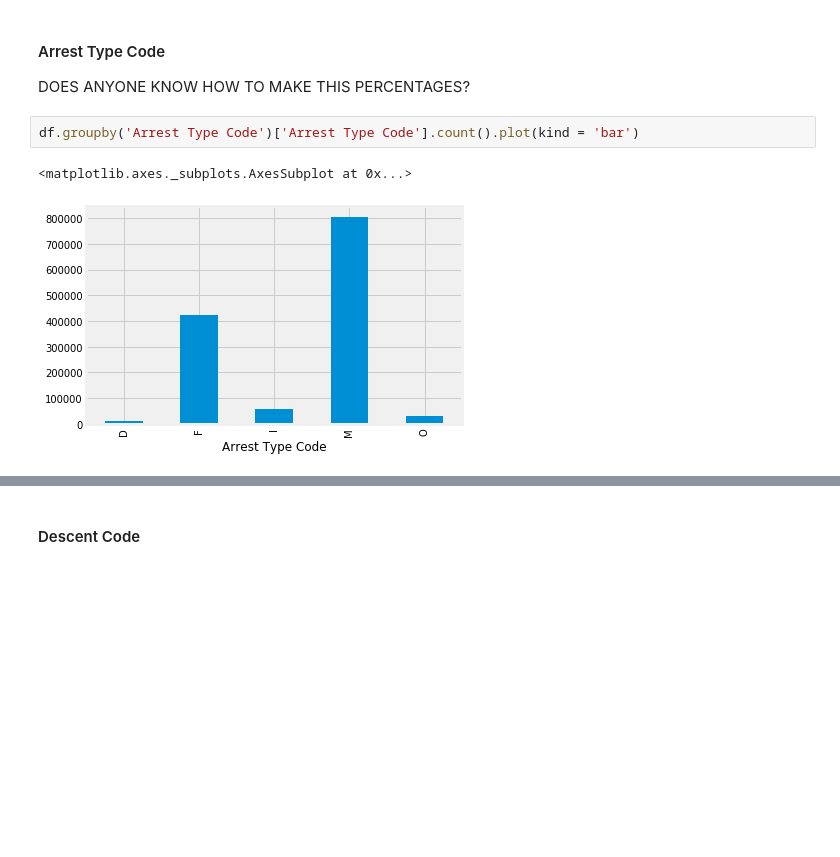
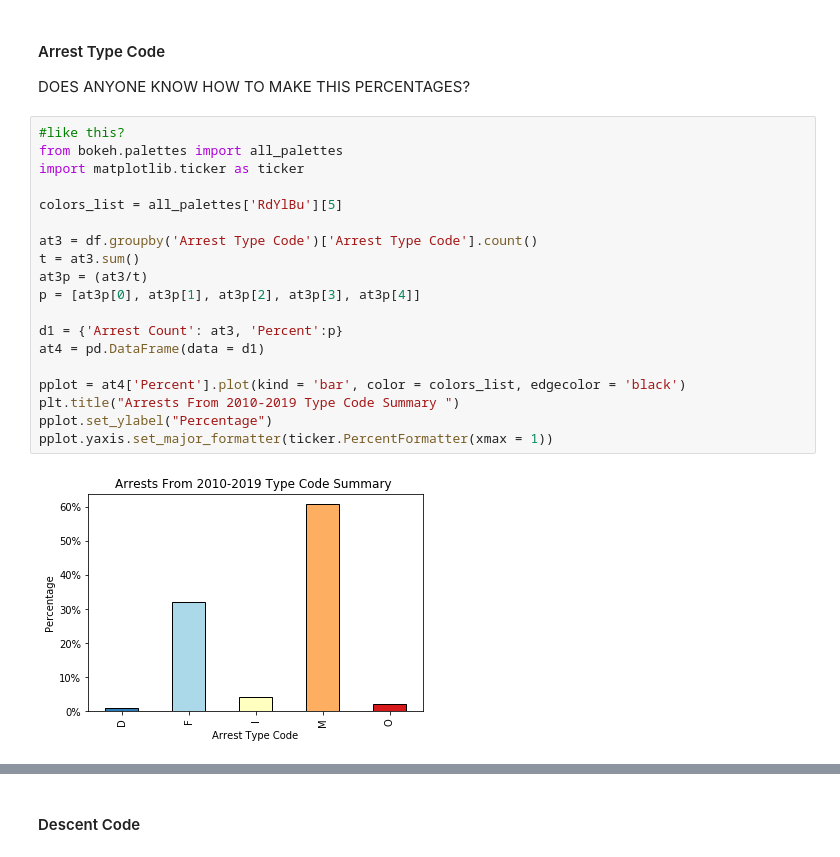
Before and after one commit to EdwardAF-IT/machine-learning-i-group-project, a Jupyter notebook: Code/Cleansing.ipynb, the cells around one changed output, grey strips where cells are left out. Drawn from its saved outputs; the diff is of its cells as text; blank space fills up the shorter version.

```diff
--- a/Code/Cleansing.ipynb
+++ b/Code/Cleansing.ipynb
@@ -530,8 +313,24 @@ In this section we provide visualizations for individual attributes, without int
 #### Arrest Type Code
 
 DOES ANYONE KNOW HOW TO MAKE THIS PERCENTAGES?
-# %%
-df.groupby('Arrest Type Code')['Arrest Type Code'].count().plot(kind = 'bar')
-# %% [output]
-<matplotlib.axes._subplots.AxesSubplot at 0x...>
-[figure, removed]
+# %%
+#like this?
+from bokeh.palettes import all_palettes
+import matplotlib.ticker as ticker
+
+colors_list = all_palettes['RdYlBu'][5]
+
+at3 = df.groupby('Arrest Type Code')['Arrest Type Code'].count()
+t = at3.sum()
+at3p = (at3/t)
+p = [at3p[0], at3p[1], at3p[2], at3p[3], at3p[4]]
+
+d1 = {'Arrest Count': at3, 'Percent':p}
+at4 = pd.DataFrame(data = d1)
+
+pplot = at4['Percent'].plot(kind = 'bar', color = colors_list, edgecolor = 'black')
+plt.title("Arrests From 2010-2019 Type Code Summary ")
+pplot.set_ylabel("Percentage")
+pplot.yaxis.set_major_formatter(ticker.PercentFormatter(xmax = 1))
+# %% [output]
+[figure, added]
```
Also changed, not shown: parts of 36 cells of this notebook.
